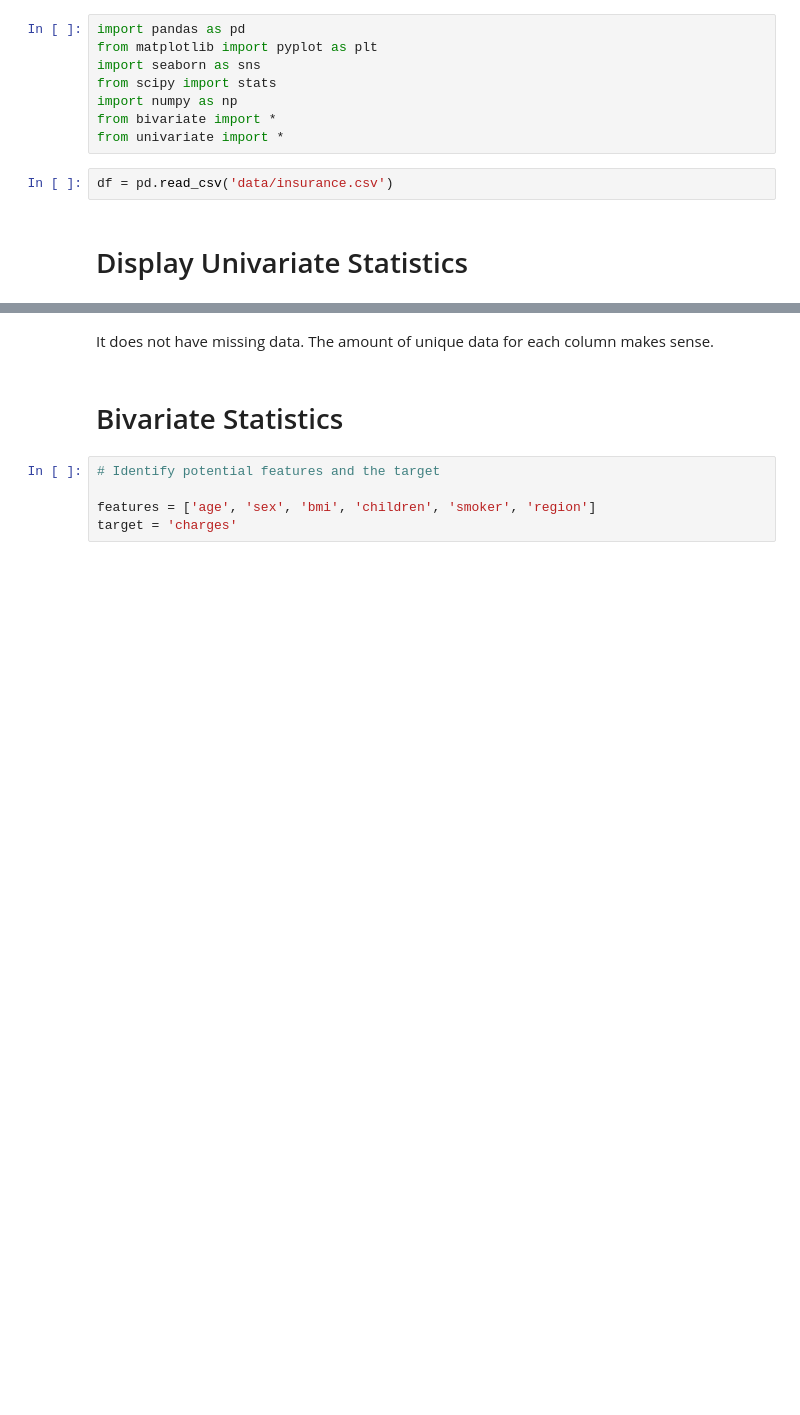
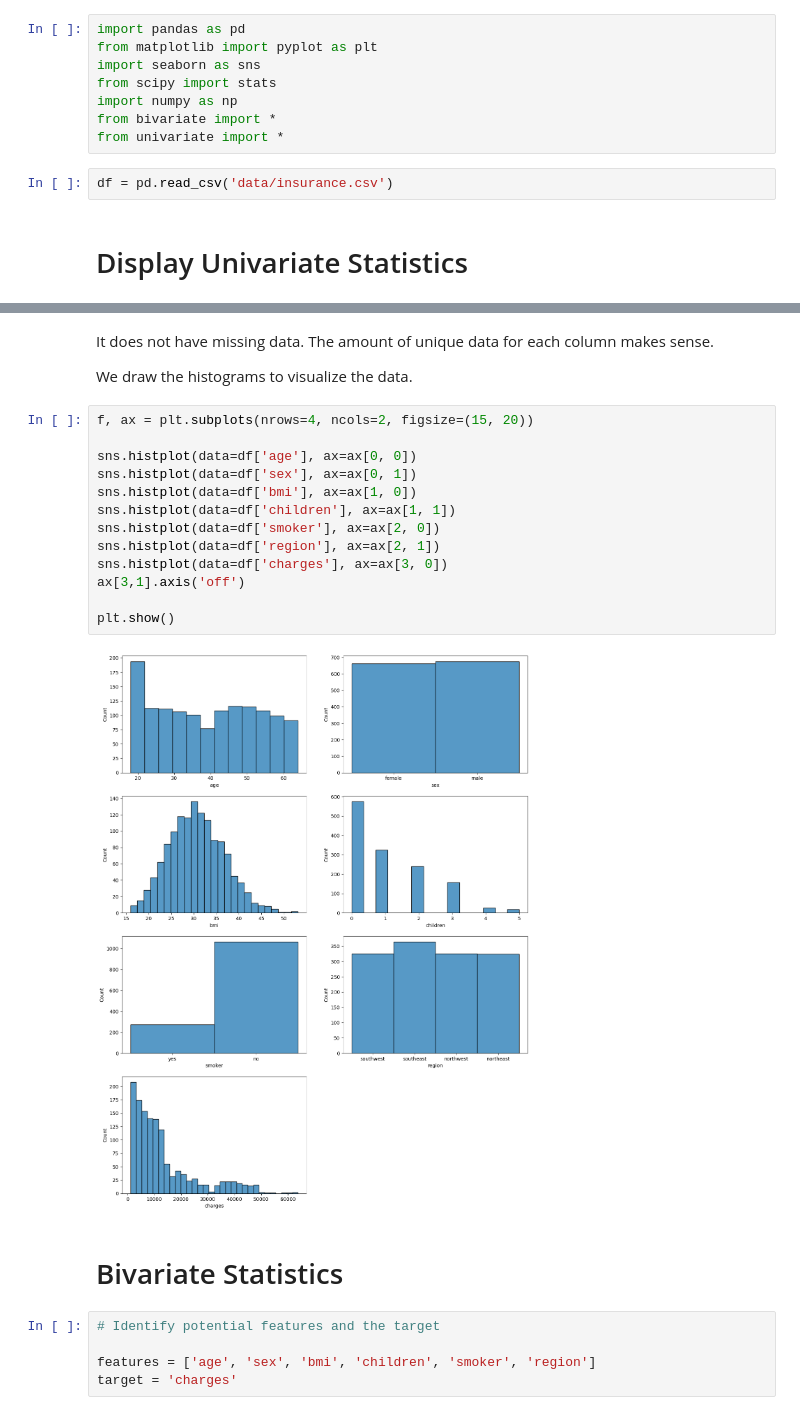
Before and after one commit to annp0/dslib, a Jupyter notebook: insurance-charges.ipynb, the cells around one changed output, grey strips where cells are left out. Saved outputs shown, nothing was run; the diff lists cells and outputs as text; blank space fills up the shorter version.

Commit message:
added histograms

```diff
--- a/insurance-charges.ipynb
+++ b/insurance-charges.ipynb
@@ -23,6 +23,23 @@ unistats(df)
 | charges | 1338 | 0 | 1337 | float64 | 1639.5631 | 1121.8739 | 9382.033 | 13270.422265 | 63770.42801 | 12110.011237 | 1.51588 |
 # %% [markdown]
 It does not have missing data. The amount of unique data for each column makes sense.
+
+We draw the histograms to visualize the data.
+# %%
+f, ax = plt.subplots(nrows=4, ncols=2, figsize=(15, 20))
+
+sns.histplot(data=df['age'], ax=ax[0, 0])
+sns.histplot(data=df['sex'], ax=ax[0, 1])
+sns.histplot(data=df['bmi'], ax=ax[1, 0])
+sns.histplot(data=df['children'], ax=ax[1, 1])
+sns.histplot(data=df['smoker'], ax=ax[2, 0])
+sns.histplot(data=df['region'], ax=ax[2, 1])
+sns.histplot(data=df['charges'], ax=ax[3, 0])
+ax[3,1].axis('off')
+
+plt.show()
+# %% [output]
+[figure, added]
 # %% [markdown]
 # Bivariate Statistics
 # %%
```
Also changed, not shown: parts of 2 cells of this notebook.
